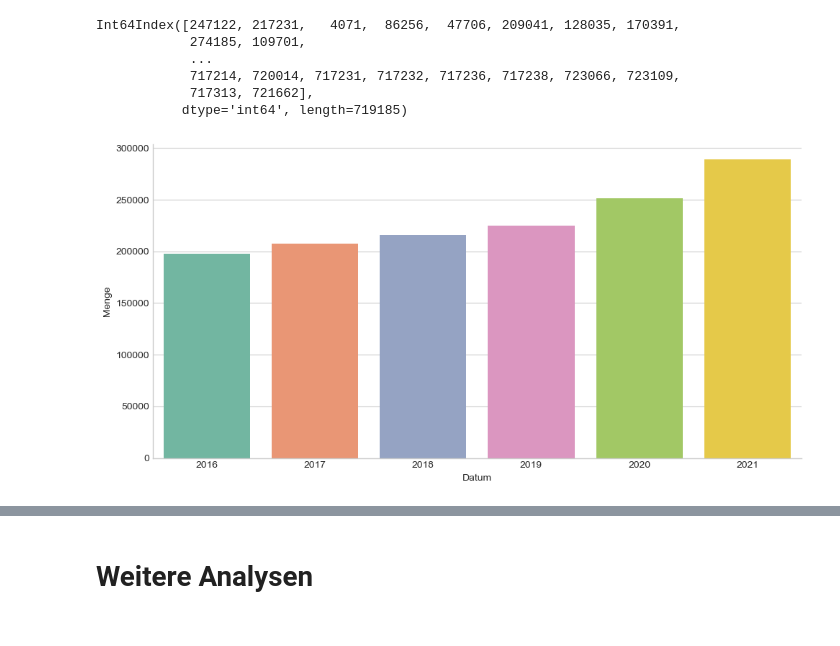
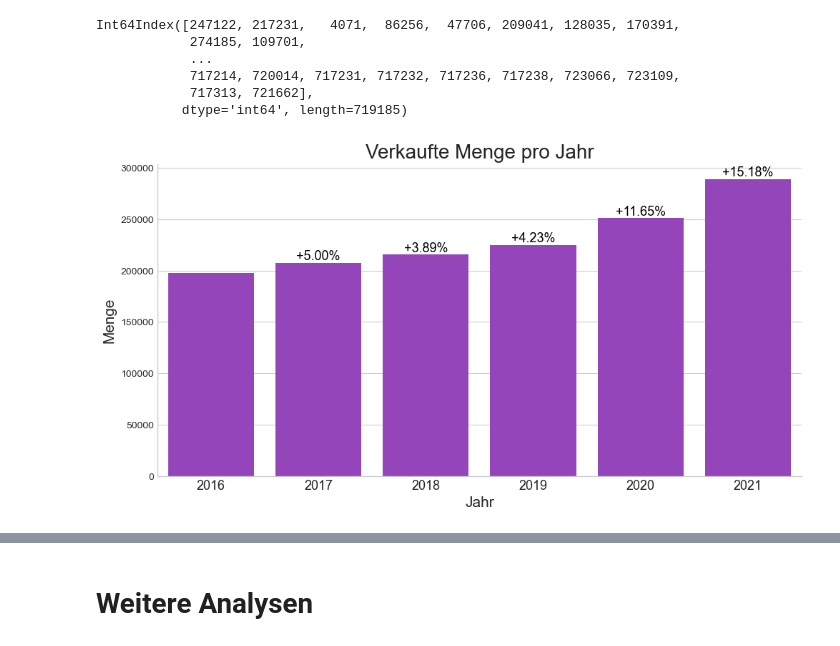
Before and after one commit to mrtz-wssl/KI_in_KMU, a Jupyter notebook: KI_in_KMU_Main.ipynb, the cells around one changed output, grey strips where cells are left out. Drawn from its saved outputs; the diff is of its cells as text; code cells hidden in the pictures.

```diff
--- a/KI_in_KMU_Main.ipynb
+++ b/KI_in_KMU_Main.ipynb
@@ -763,13 +789,30 @@ Int64Index([247122, 217231,   4071,  86256,  47706, 209041, 128035, 170391,
             717313, 721662],
            dtype='int64', length=719185)
 # %%
+import numpy as np
+
 # Balkendiagramm für die Menge pro Jahr
-data_Jahr = data.groupby(data.Datum.dt.year).agg(Menge=('Menge',np.sum)).reset_index()
+data_Jahr = data.groupby(data.Datum.dt.year).agg(Menge=('Menge', np.sum)).reset_index()
 data_Jahr = data_Jahr[data_Jahr['Datum'] != 2022]
 
+# Calculate the year-over-year percentage change
+data_Jahr['YoY'] = data_Jahr['Menge'].pct_change() * 100
 
-plt_jahr = sns.catplot(kind = 'bar', data = data_Jahr, x = 'Datum', y = 'Menge',
-                       height = 5, aspect = 2, palette = 'Set2')
+plt_jahr = sns.catplot(kind='bar', data=data_Jahr, x='Datum', y='Menge', height=5, aspect=2, color='darkorchid')
+
+# Set the title and labels
+plt.title('Verkaufte Menge pro Jahr', size=20)
+plt.xticks(size=13)
+plt.xlabel('Jahr', size=15)
+plt.ylabel('Menge', size=15)
+
+# Annotate the bars with YoY percentage change
+ax = plt.gca()
+for p, yoy in zip(ax.patches, data_Jahr['YoY']):
+    if not np.isnan(yoy):
+        ax.annotate(f'{yoy:+.2f}%', (p.get_x() + p.get_width() / 2, p.get_height()),
+                    ha='center', va='bottom', size=13, color='black')
+
 plt.show()
 # %% [output]
-[figure, old version]
+[figure, new version]
```
Also changed, not shown: parts of 6 cells of this notebook, 2 other files.
